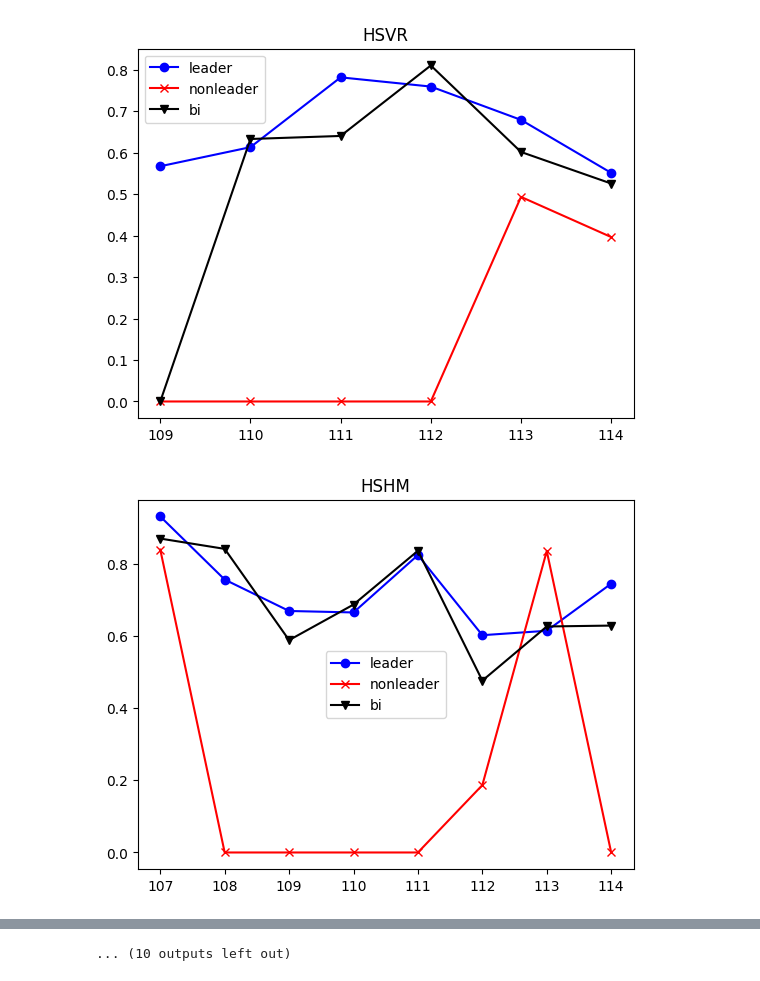
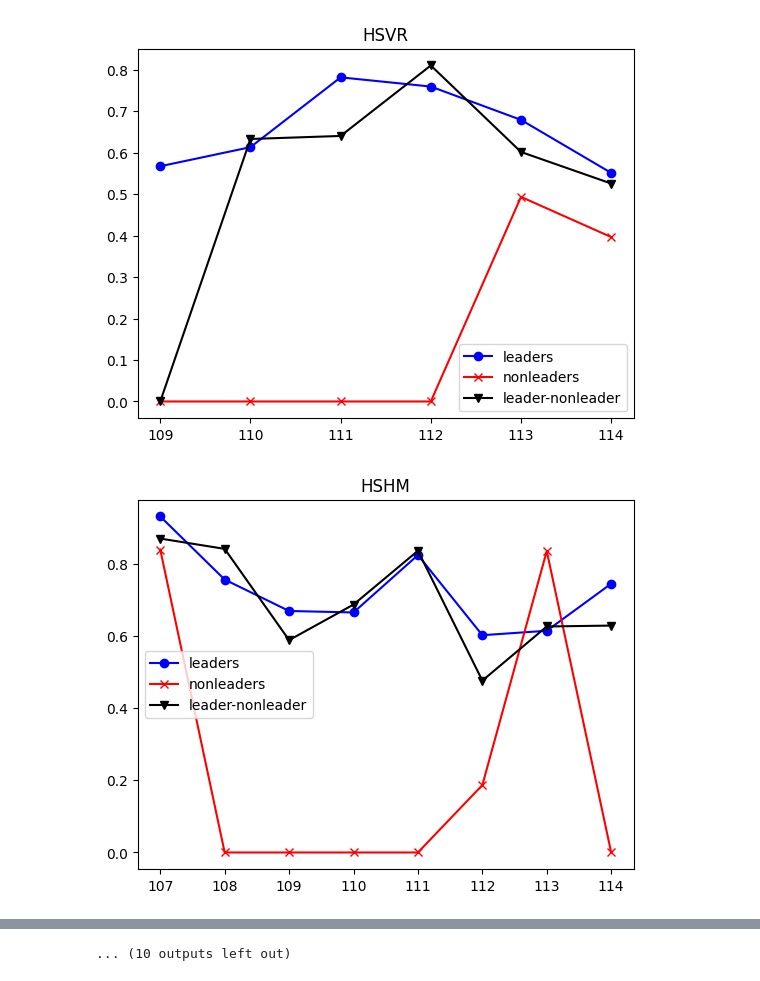
Before and after one commit to anjungbae/erdos-rhetorics, a Jupyter notebook: edges2.ipynb, the cells around one changed output, grey strips where cells are left out. Cells and saved outputs as stored; diff of their text form; code cells hidden in the pictures.

```diff
--- a/edges2.ipynb
+++ b/edges2.ipynb
@@ -46,33 +46,33 @@ for file in os.listdir(path):
 
     if len(nonleader_edge) == 0:
         nonleader_edge = [0]
 
     if len(bi_edge) == 0:
         bi_edge = [0]
 
     df = pd.DataFrame(data=[[congress, committee, leader_edge, nonleader_edge, bi_edge]], columns=columns)
     edge_stats = pd.concat([edge_stats, df], ignore_index=True)
 
 edge_stats
 for committee in edge_stats["committee"].unique():
     stats = edge_stats[edge_stats["committee"] == committee]
 
     df = stats.sort_values(by="congress", ascending=True)
 
     leader_edges = df[df["committee"] == committee]["leader"].apply(np.mean).values.tolist()
     nonleader_edges = df[df["committee"] == committee]["nonleader"].apply(np.mean).values.tolist()
     bi_edges = df[df["committee"] == committee]["bi"].apply(np.mean).values.tolist()
     congresses = df["congress"].values.tolist()
 
     plt.plot(leader_edges, color = "blue", marker = 'o')
     plt.plot(nonleader_edges, color = "red", marker = 'x')
     plt.plot(bi_edges, color = "black", marker = 'v')
     plt.xticks(range(len(congresses)), congresses)
 
     plt.title(committee)
-    plt.legend(["leader", "nonleader", "bi"])
+    plt.legend(["leaders", "nonleaders", "leader-nonleader"])
 
     plt.show()
 # %% [output]
-[figure, old version]
+[figure, new version]
-[figure, old version]
+[figure, new version]
```
Also changed, not shown: parts of 1 cell of this notebook.
